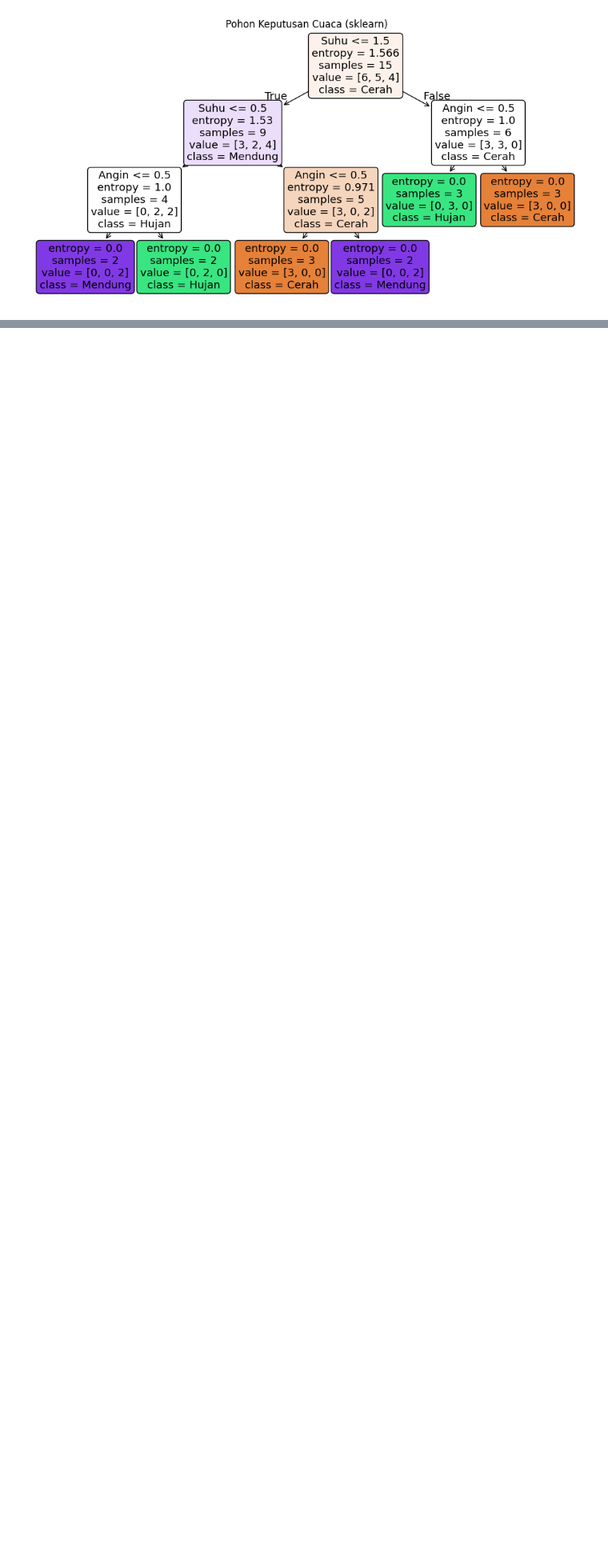
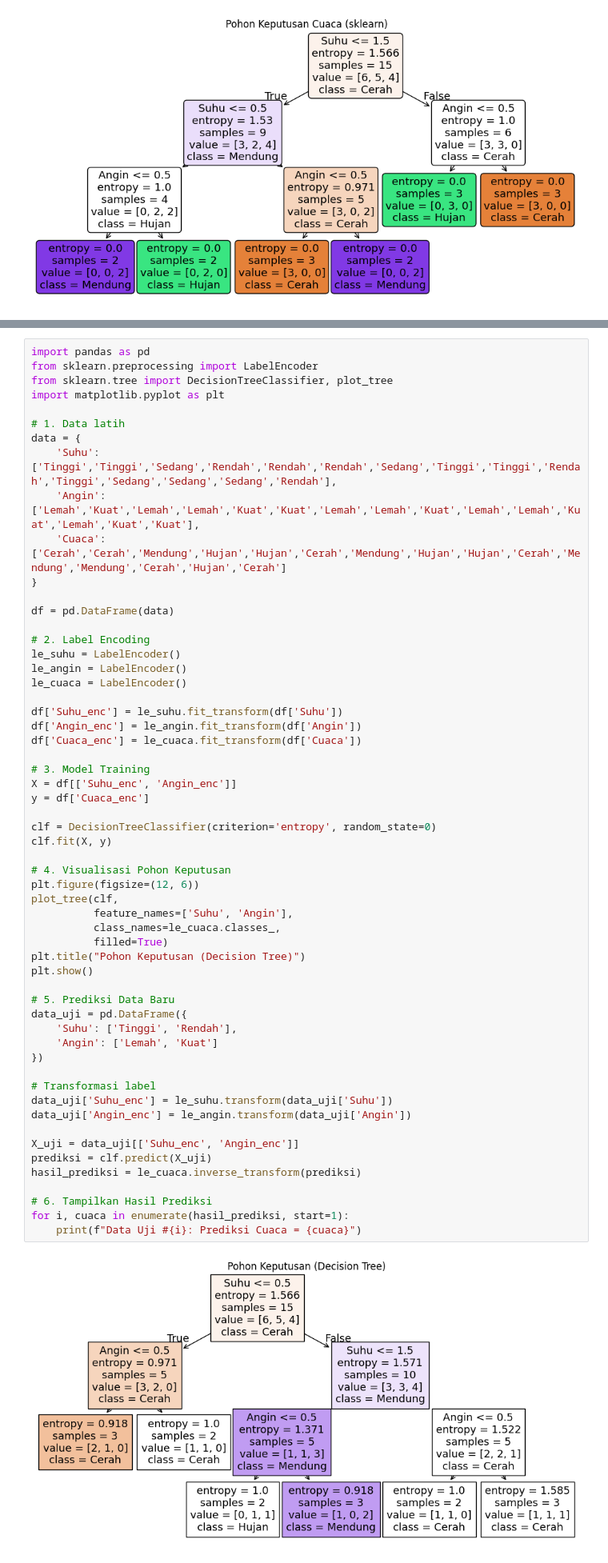
Before and after one commit to vidi29/penambangan_data, a Jupyter notebook: decision tree.ipynb, the cells around one changed output, grey strips where cells are left out. Shown at 80% size. Saved outputs shown, nothing was run; the diff lists cells and outputs as text; blank space fills up the shorter version.

```diff
--- a/decision tree.ipynb
+++ b/decision tree.ipynb
@@ -200,3 +193,62 @@ print(export_text(clf, feature_names=['Suhu', 'Angin']))
 |   |   |--- class: 0
 |   |--- Angin >  0.50
 |   |   |--- class: 0
+# %%
+import pandas as pd
+from sklearn.preprocessing import LabelEncoder
+from sklearn.tree import DecisionTreeClassifier, plot_tree
+import matplotlib.pyplot as plt
+
+# 1. Data latih
+data = {
+    'Suhu': ['Tinggi','Tinggi','Sedang','Rendah','Rendah','Rendah','Sedang','Tinggi','Tinggi','Rendah','Tinggi','Sedang','Sedang','Sedang','Rendah'],
+    'Angin': ['Lemah','Kuat','Lemah','Lemah','Kuat','Kuat','Lemah','Lemah','Kuat','Lemah','Lemah','Kuat','Lemah','Kuat','Kuat'],
+    'Cuaca': ['Cerah','Cerah','Mendung','Hujan','Hujan','Cerah','Mendung','Hujan','Hujan','Cerah','Mendung','Mendung','Cerah','Hujan','Cerah']
+}
+
+df = pd.DataFrame(data)
+
+# 2. Label Encoding
+le_suhu = LabelEncoder()
+le_angin = LabelEncoder()
+le_cuaca = LabelEncoder()
+
+df['Suhu_enc'] = le_suhu.fit_transform(df['Suhu'])
+df['Angin_enc'] = le_angin.fit_transform(df['Angin'])
+df['Cuaca_enc'] = le_cuaca.fit_transform(df['Cuaca'])
+
+# 3. Model Training
+X = df[['Suhu_enc', 'Angin_enc']]
+y = df['Cuaca_enc']
+
+clf = DecisionTreeClassifier(criterion='entropy', random_state=0)
+clf.fit(X, y)
+
+# 4. Visualisasi Pohon Keputusan
+plt.figure(figsize=(12, 6))
+plot_tree(clf,
+          feature_names=['Suhu', 'Angin'],
+          class_names=le_cuaca.classes_,
+          filled=True)
+plt.title("Pohon Keputusan (Decision Tree)")
+plt.show()
+
+# 5. Prediksi Data Baru
+data_uji = pd.DataFrame({
+    'Suhu': ['Tinggi', 'Rendah'],
+    'Angin': ['Lemah', 'Kuat']
+})
+
+# Transformasi label
+data_uji['Suhu_enc'] = le_suhu.transform(data_uji['Suhu'])
+data_uji['Angin_enc'] = le_angin.transform(data_uji['Angin'])
+
+X_uji = data_uji[['Suhu_enc', 'Angin_enc']]
+prediksi = clf.predict(X_uji)
+hasil_prediksi = le_cuaca.inverse_transform(prediksi)
+
+# 6. Tampilkan Hasil Prediksi
+for i, cuaca in enumerate(hasil_prediksi, start=1):
+    print(f"Data Uji #{i}: Prediksi Cuaca = {cuaca}")
+# %% [output]
+[figure, added]
```
Also changed, not shown: parts of 5 cells of this notebook, 1 other file.
